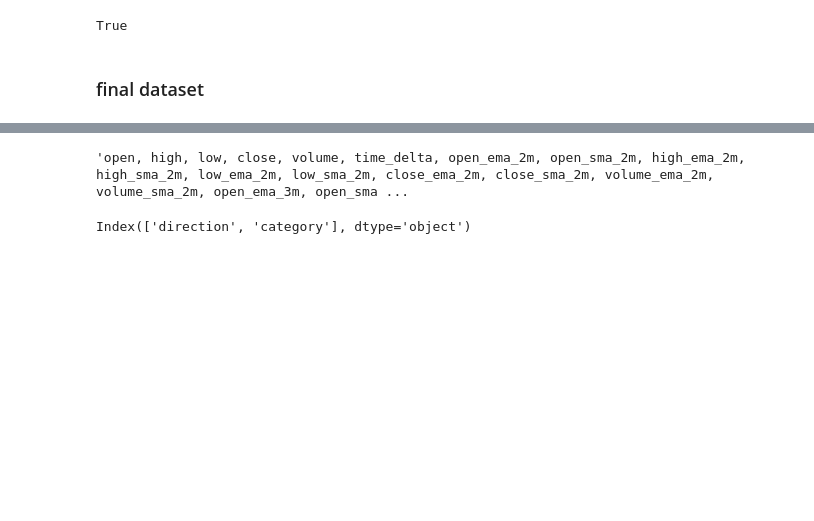
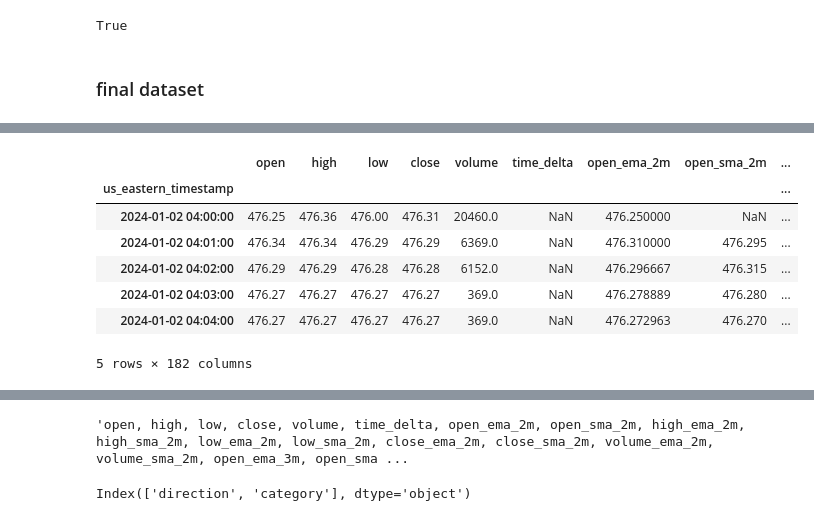
Before and after one commit to hub-Abhishek/AthenaInsights, a Jupyter notebook: notebooks/data_cleaning/hopefully_final_training_file.ipynb, the cells around one changed output, grey strips where cells are left out. Cells and saved outputs as stored; diff of their text form; code cells hidden in the pictures; blank space fills up the shorter version.

```diff
--- a/notebooks/data_cleaning/hopefully_final_training_file.ipynb
+++ b/notebooks/data_cleaning/hopefully_final_training_file.ipynb
@@ -156,7 +157,7 @@ one_min_df.shape[0]==other_features.shape[0]
 # %% [output]
 True
 # %%
-one_min_df = pd.concat([one_min_df.reset_index(), other_features], axis=1, )
+one_min_df = pd.concat([one_min_df, other_features], axis=1, )
 # %%
 one_min_df.shape, other_features.shape
 # %% [output]
@@ -199 +241,13 @@ True
+# %%
+one_min_df = pd.concat([one_min_df, dependent_var_df['category']], axis=1).drop(columns=['symbol'])
+one_min_df.head()
+# %% [output]
+|  | open | high | low | close | volume | time_delta | open_ema_2m | open_sma_2m | ... |
+| us_eastern_timestamp |  |  |  |  |  |  |  |  | ... |
+| 2024-01-02 04:00:00 | 476.25 | 476.36 | 476.00 | 476.31 | 20460.0 | NaN | 476.250000 | NaN | ... |
+| 2024-01-02 04:01:00 | 476.34 | 476.34 | 476.29 | 476.29 | 6369.0 | NaN | 476.310000 | 476.295 | ... |
+| 2024-01-02 04:02:00 | 476.29 | 476.29 | 476.28 | 476.28 | 6152.0 | NaN | 476.296667 | 476.315 | ... |
+| 2024-01-02 04:03:00 | 476.27 | 476.27 | 476.27 | 476.27 | 369.0 | NaN | 476.278889 | 476.280 | ... |
+| 2024-01-02 04:04:00 | 476.27 | 476.27 | 476.27 | 476.27 | 369.0 | NaN | 476.272963 | 476.270 | ... |
+5 rows × 182 columns
 # %%
```
Also changed, not shown: parts of 8 cells of this notebook, 7 other files.
